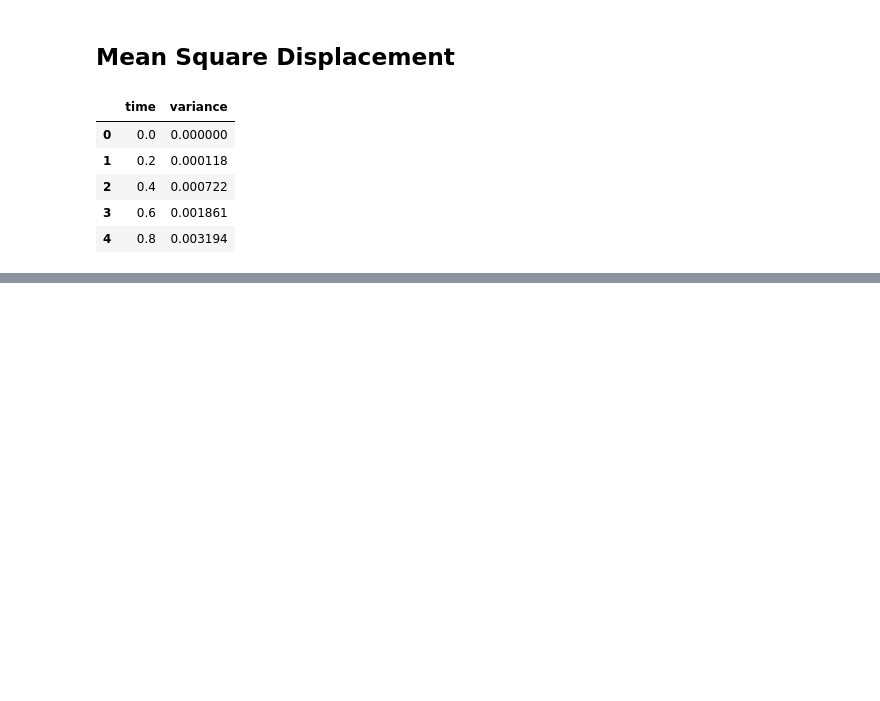
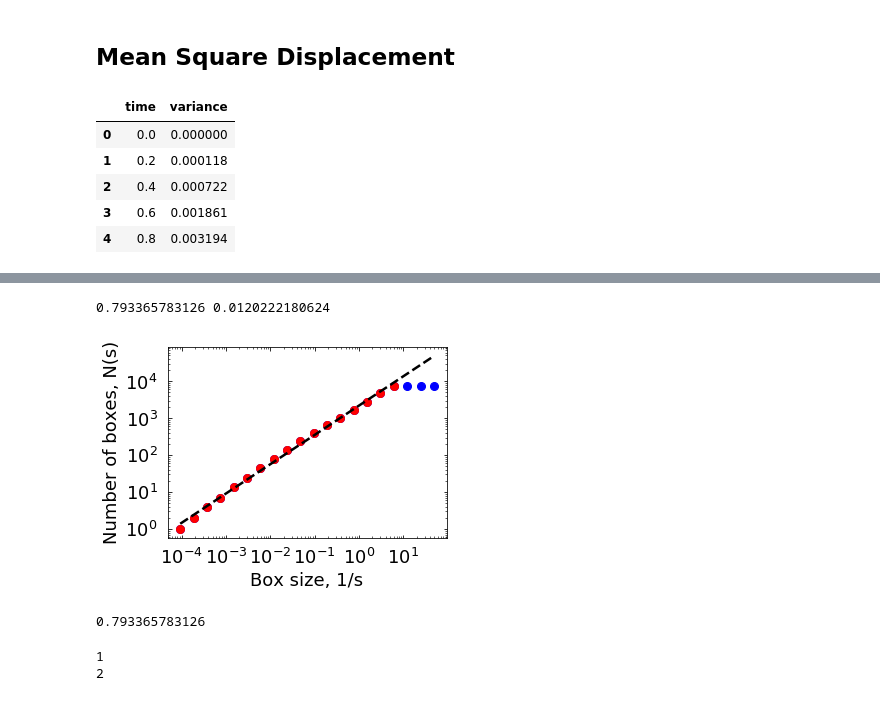
Before and after one commit to lgaalves/CelegansMotility, a Jupyter notebook: python/data_analysis.ipynb, the cells around one changed output, grey strips where cells are left out. Cells and saved outputs as stored; diff of their text form; code cells hidden in the pictures; blank space fills up the shorter version.

Commit message:
MSD and fractal dimension working

```diff
--- a/python/data_analysis.ipynb
+++ b/python/data_analysis.ipynb
@@ -336,7 +364,13 @@ def slope_random_sample(df_x,df_y):
 # %%
-df_x,df_y=read_dataset("age",1)
+data_plot=[]
+for age in [1,2,3,4,5,6]:
+    df_x,df_y=read_dataset("age",age)
+    slope_bootstrapping=[]
+    for i in range(0,100):
+        print(age,i)
+        slope=slope_random_sample(df_x,df_y)
+        slope_bootstrapping.append(slope)
+    data_plot.append(slope_bootstrapping)
 
-slope_bootstrapping=[]
-for i in range(0,10):
-    slope=slope_random_sample(df_x,df_y)
-    slope_bootstrapping.append(slope)
+data_plot = pd.DataFrame(data_plot)
+data_plot.to_csv('../results/aging_msd_bootstrapping.csv', index=False, header=False)
@@ -342,0 +554,60 @@ for i in range(0,10):
+# %%
+U=timeseriestoeventtimes(df,series)
+r, N =nbox_boxsize(U,number_of_sizes=20)
+list_df, error_df=find_stable_slope(r,N,3)
+drop_last_points=-(len(np.array(list_df)[np.array(list_df)<0.1])+1)
+drop_first_points=0
+Df, A, r_value, p_value, std_err =fit_data(r[drop_first_points:drop_last_points],N[drop_first_points:drop_last_points])
+print(Df,std_err)
+fractal_plot(r,N,A,Df,drop_first_points,drop_last_points,series)
+plt.show()
+# %% [output]
+0.793365783126 0.0120222180624
+[figure, added]
+# %%
+U=timeseriestoeventtimes(df,series)
+r, N =nbox_boxsize(U,number_of_sizes=20)
+list_df, error_df=find_stable_slope(r,N,3)
+drop_last_points=-(len(np.array(list_df)[np.array(list_df)<0.1])+1)
+drop_first_points=0
+Df, A, r_value, p_value, std_err =fit_data(r[drop_first_points:drop_last_points],N[drop_first_points:drop_last_points])
+print(Df)
+# %% [output]
+0.793365783126
+# %%
+age=1
+for age in [1,2,3,4,5,6]:
+    print(age)
+    sample_dir=pathlib.Path('../data/age/{}'.format(age))
+    tracks=[i for i in sample_dir.glob('*')]
+
+    df_tracks=[]
+    for track in tracks:
+        df_track=pd.read_csv(str(track), index_col=0)
+        df=df_track[df_track.time>=1800] #Select points with time t>30 minutes
+        df.sort_values(by='time',inplace=True)
+        if len(df)>100:
+            df_tracks.append(df)
+
+    fd_exp=[]
+    for track in df_tracks:
+        df=track
+        series="mov_forward"
+        eventtimes = timeseriestoeventtimes(df, series)
+        if sum(eventtimes) > 0:
+            r, N = nbox_boxsize(eventtimes, number_of_sizes=20)
+            if sum(N) > 0:
+                list_df, error_df = find_stable_slope(r, N, 3)
+                drop_last_points = -(len(np.array(list_df)[np.array(list_df) < 0.1]) + 1)
+                drop_first_points = 0
+                Df, A, r_value, p_value, std_err = fit_data(
+                    r[drop_first_points:drop_last_points],
+                    N[drop_first_points:drop_last_points])
+                if len(r) > abs(drop_last_points):
+                    fd_exp.append(Df)
+
+    data_plot = pd.DataFrame(fd_exp)
+    data_plot.to_csv('../results/fd_exp-{}.csv'.format(age), index=False, header=False)
+# %% [output]
+1
+2
```
Also changed, not shown: parts of 31 cells of this notebook, 2 other files.
